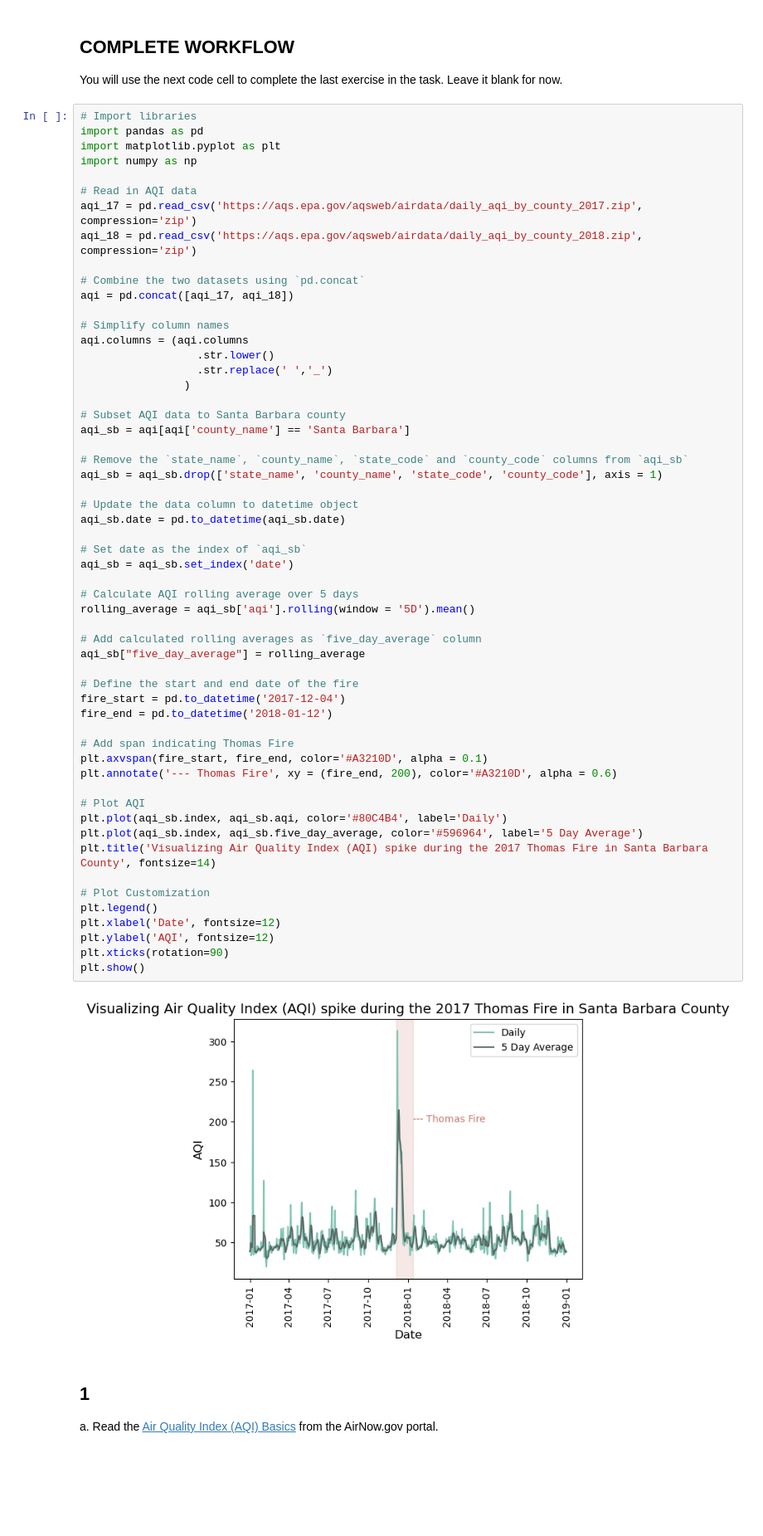
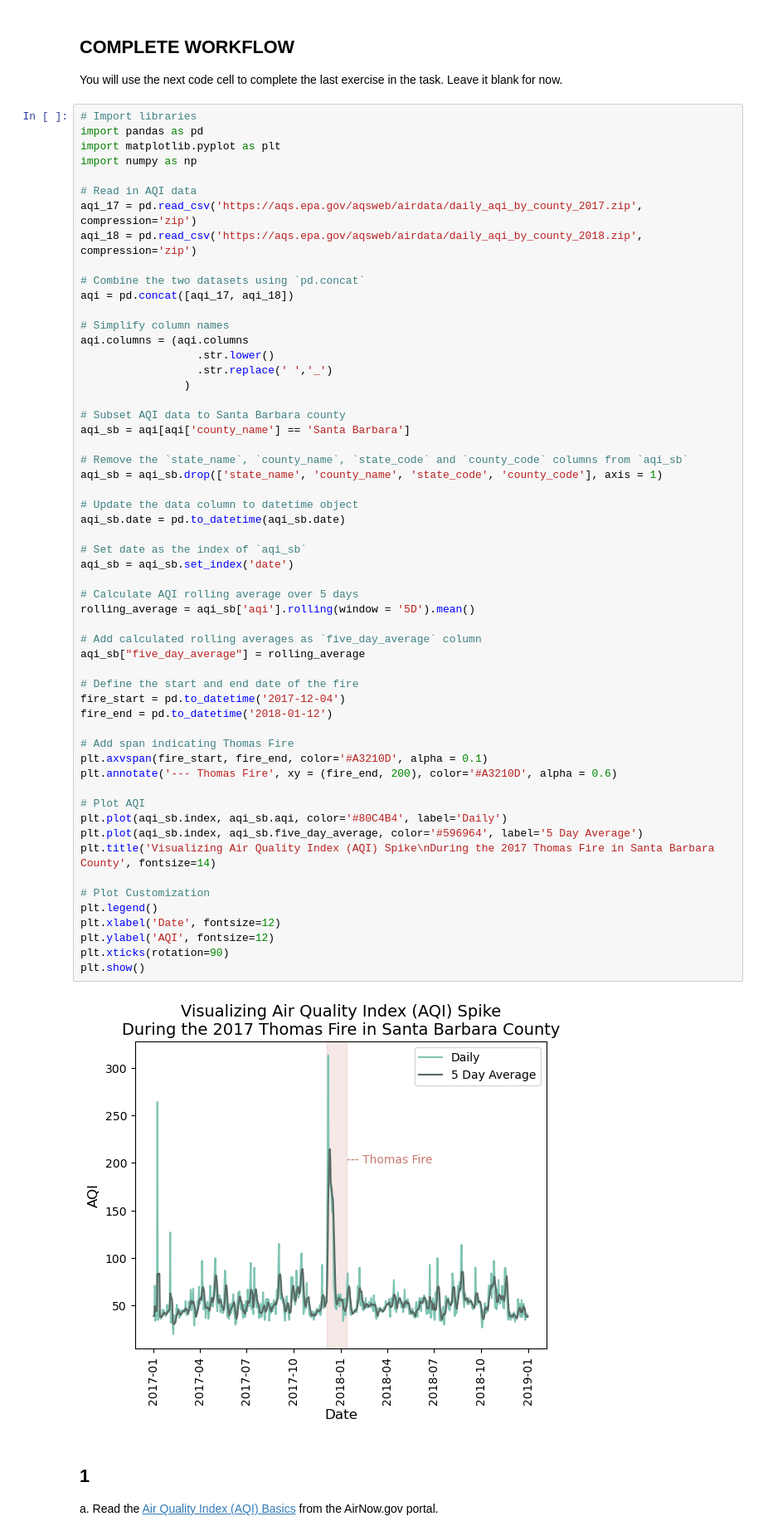
Before and after one commit to nicolelpepper/eds220-hwk2, a Jupyter notebook: hwk2-task3-aqi.ipynb, the cells around one changed output. Shown at 83% size. Cells and saved outputs as stored; diff of their text form; blank space fills up the shorter version.

```diff
--- a/hwk2-task3-aqi.ipynb
+++ b/hwk2-task3-aqi.ipynb
@@ -60,35 +60,35 @@ aqi_sb = aqi_sb.drop(['state_name', 'county_name', 'state_code', 'county_code'],
 aqi_sb.date = pd.to_datetime(aqi_sb.date)
 
 # Set date as the index of `aqi_sb`
 aqi_sb = aqi_sb.set_index('date')
 
 # Calculate AQI rolling average over 5 days
 rolling_average = aqi_sb['aqi'].rolling(window = '5D').mean()
 
 # Add calculated rolling averages as `five_day_average` column
 aqi_sb["five_day_average"] = rolling_average
 
 # Define the start and end date of the fire
 fire_start = pd.to_datetime('2017-12-04')
 fire_end = pd.to_datetime('2018-01-12')
 
 # Add span indicating Thomas Fire
 plt.axvspan(fire_start, fire_end, color='#A3210D', alpha = 0.1)
 plt.annotate('--- Thomas Fire', xy = (fire_end, 200), color='#A3210D', alpha = 0.6)
 
 # Plot AQI
 plt.plot(aqi_sb.index, aqi_sb.aqi, color='#80C4B4', label='Daily')
 plt.plot(aqi_sb.index, aqi_sb.five_day_average, color='#596964', label='5 Day Average')
-plt.title('Visualizing Air Quality Index (AQI) spike during the 2017 Thomas Fire in Santa Barbara County', fontsize=14)
+plt.title('Visualizing Air Quality Index (AQI) Spike\nDuring the 2017 Thomas Fire in Santa Barbara County', fontsize=14)
 
 # Plot Customization
 plt.legend()
 plt.xlabel('Date', fontsize=12)
 plt.ylabel('AQI', fontsize=12)
 plt.xticks(rotation=90)
 plt.show()
 # %% [output]
-[figure, old version]
+[figure, new version]
 # %% [markdown]
 ## 1
 
```
Also changed, not shown: parts of 4 cells of this notebook.
